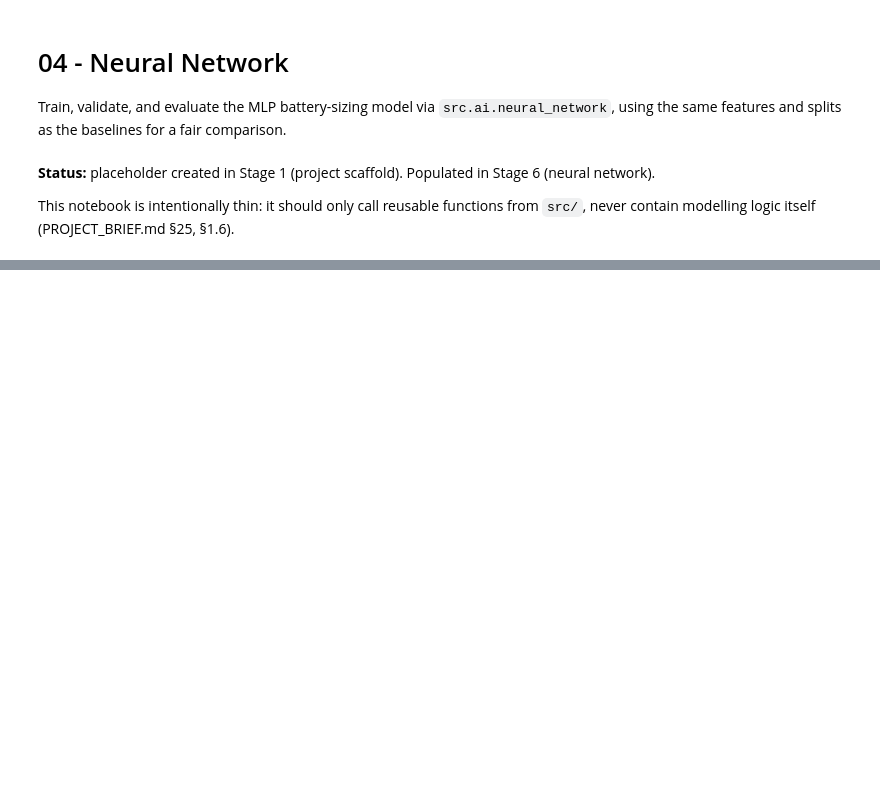
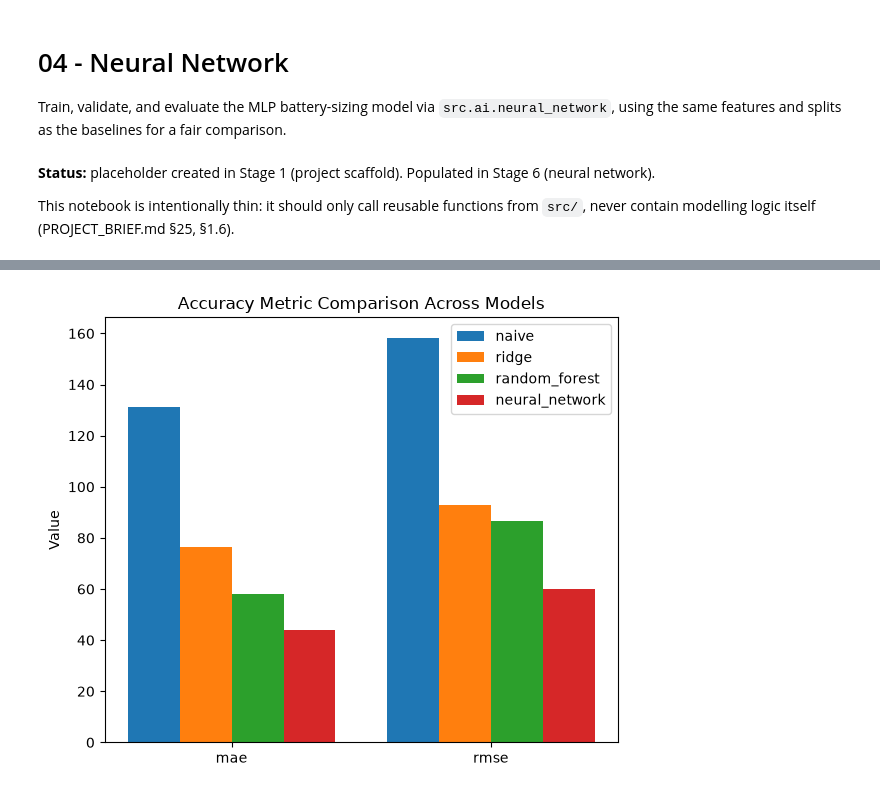
Before and after one commit to sulhos/Leonardo-Assignment, a Jupyter notebook: notebooks/04_neural_network.ipynb, the cells around one changed output, grey strips where cells are left out. Cells and saved outputs as stored; diff of their text form; code cells hidden in the pictures; blank space fills up the shorter version.

```diff
--- a/notebooks/04_neural_network.ipynb
+++ b/notebooks/04_neural_network.ipynb
@@ -61,0 +212,9 @@ if str(PROJECT_ROOT) not in sys.path:
+# %%
+baseline_accuracy = pd.read_csv(TABLES_DIR / "accuracy_metrics_by_model.csv", index_col=0)
+baseline_operational = pd.read_csv(TABLES_DIR / "reliability_metrics_by_model.csv", index_col=0)
+
+all_accuracy = pd.concat([baseline_accuracy, pd.DataFrame({"neural_network": nn_accuracy}).T])
+all_operational = pd.concat([baseline_operational, pd.DataFrame({"neural_network": nn_operational}).T])
+all_accuracy.to_csv(TABLES_DIR / "accuracy_metrics_by_model.csv")
+all_operational.to_csv(TABLES_DIR / "reliability_metrics_by_model.csv")
+all_accuracy[["mae", "rmse", "r2", "mean_signed_error_bias", "pct_within_20pct"]]
@@ -61,0 +237,8 @@ if str(PROJECT_ROOT) not in sys.path:
+# %%
+accuracy_dicts = {name: row.to_dict() for name, row in all_accuracy.iterrows()}
+operational_dicts = {name: row.to_dict() for name, row in all_operational.iterrows()}
+
+fig = plot_cross_model_metric_comparison(accuracy_dicts, ["mae", "rmse"])
+save_figure(fig, FIGURES_DIR / "21_metric_comparison.png")
+# %% [output]
+[figure, added]
```
Also changed, not shown: parts of 20 cells of this notebook, 11 other files.
